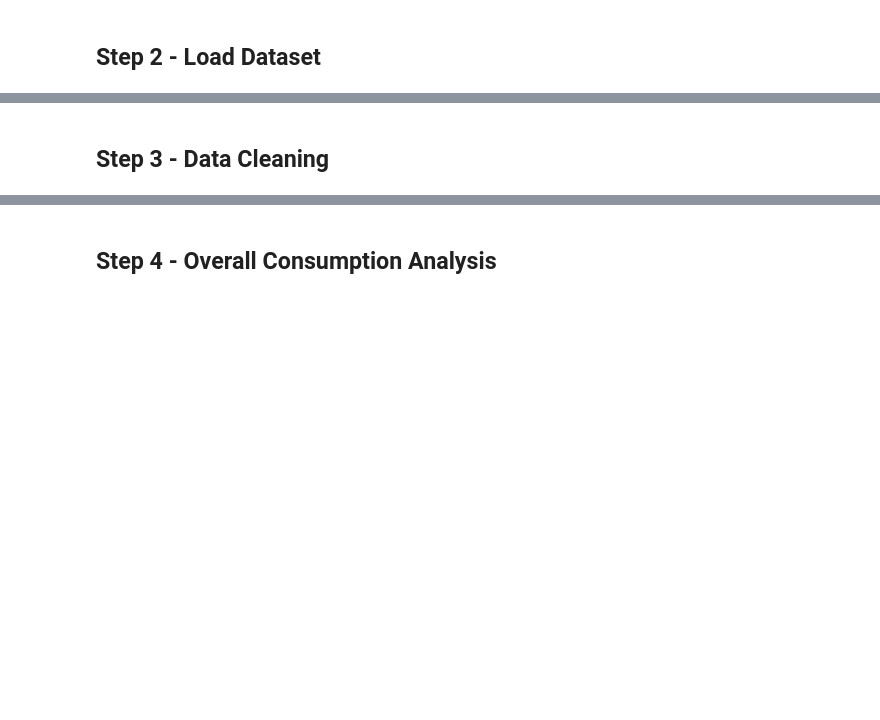
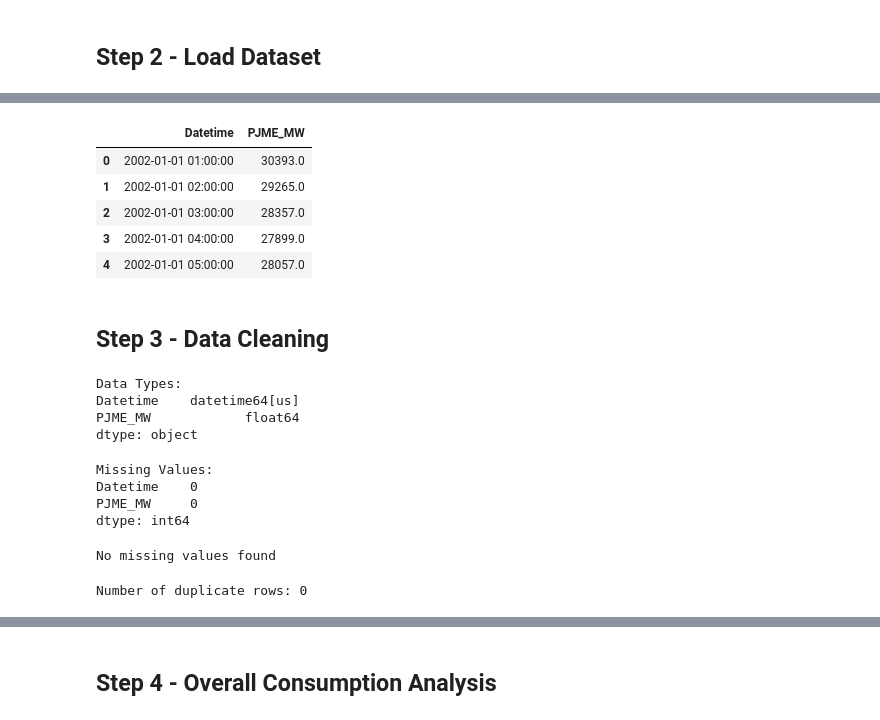
Before and after one commit to Aayush-Khatri223/Data-science-project, a Jupyter notebook: project/energy_prediction_final.ipynb, the cells around one changed output, grey strips where cells are left out. Drawn from its saved outputs; the diff is of its cells as text; code cells hidden in the pictures; blank space fills up the shorter version.

```diff
--- a/project/energy_prediction_final.ipynb
+++ b/project/energy_prediction_final.ipynb
@@ -28,7 +31,7 @@ print('All libraries imported')
 ## Step 2 - Load Dataset
 # %%
 # Load the csv file
-df = pd.read_csv('PJM_AEP__energy_dataset.csv')
+df = pd.read_csv("PJM(AEP)_energy_dataset.csv")
 
 # Strip extra spaces from column names
 df.columns = df.columns.str.strip()
@@ -46,3 +49,4 @@ df.reset_index(drop=True, inplace=True)
 print('Shape:', df.shape)
 print('Date Range:', df['Datetime'].min(), 'to', df['Datetime'].max())
 df.head()
+# %% [output]
@@ -49,13 +55,29 @@ df.head()
+|  | Datetime | PJME_MW |
+| 0 | 2002-01-01 01:00:00 | 30393.0 |
+| 1 | 2002-01-01 02:00:00 | 29265.0 |
+| 2 | 2002-01-01 03:00:00 | 28357.0 |
+| 3 | 2002-01-01 04:00:00 | 27899.0 |
+| 4 | 2002-01-01 05:00:00 | 28057.0 |
 # %% [markdown]
 ## Step 3 - Data Cleaning
 # %%
 # Check data types
 print('Data Types:')
 print(df.dtypes)
+# %% [output]
+Data Types:
+Datetime    datetime64[us]
+PJME_MW            float64
+dtype: object
 # %%
 # Check for missing values
 print('Missing Values:')
 print(df.isnull().sum())
+# %% [output]
+Missing Values:
+Datetime    0
+PJME_MW     0
+dtype: int64
 # %%
 # Handle missing values using forward fill
 if df['PJME_MW'].isnull().sum() > 0:
@@ -64,9 +86,13 @@ if df['PJME_MW'].isnull().sum() > 0:
     print('Missing values filled')
 else:
     print('No missing values found')
+# %% [output]
+No missing values found
 # %%
 # Check for duplicate rows
 print('Number of duplicate rows:', df.duplicated().sum())
+# %% [output]
+Number of duplicate rows: 0
 # %%
 # Drop duplicates if any
 df.drop_duplicates(inplace=True)
```
Also changed, not shown: parts of 72 cells of this notebook.
